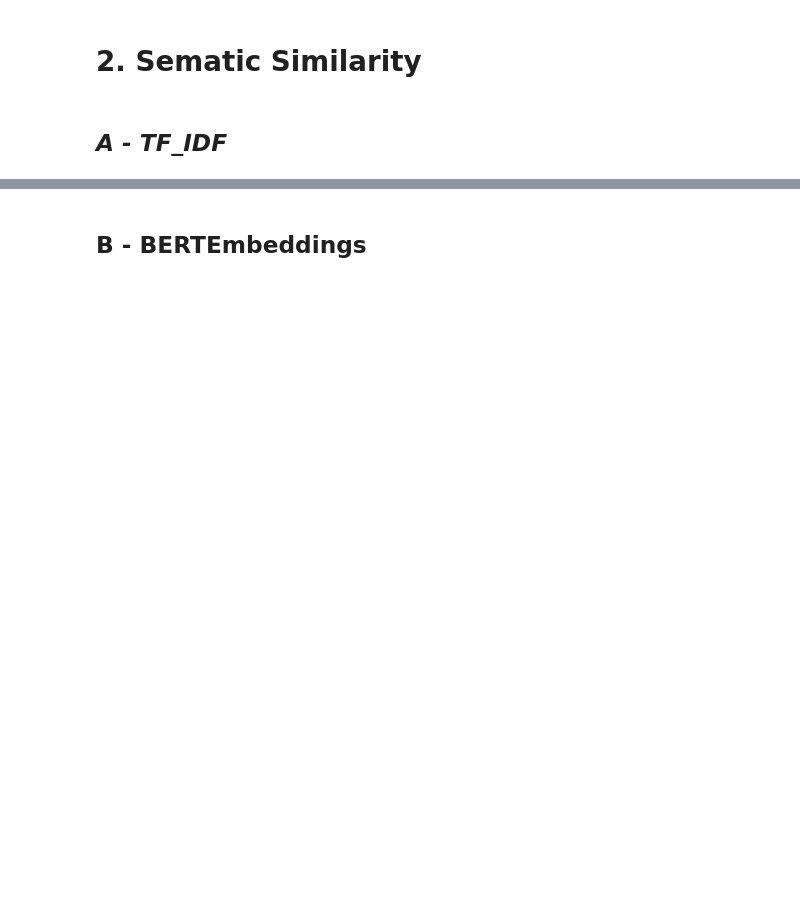
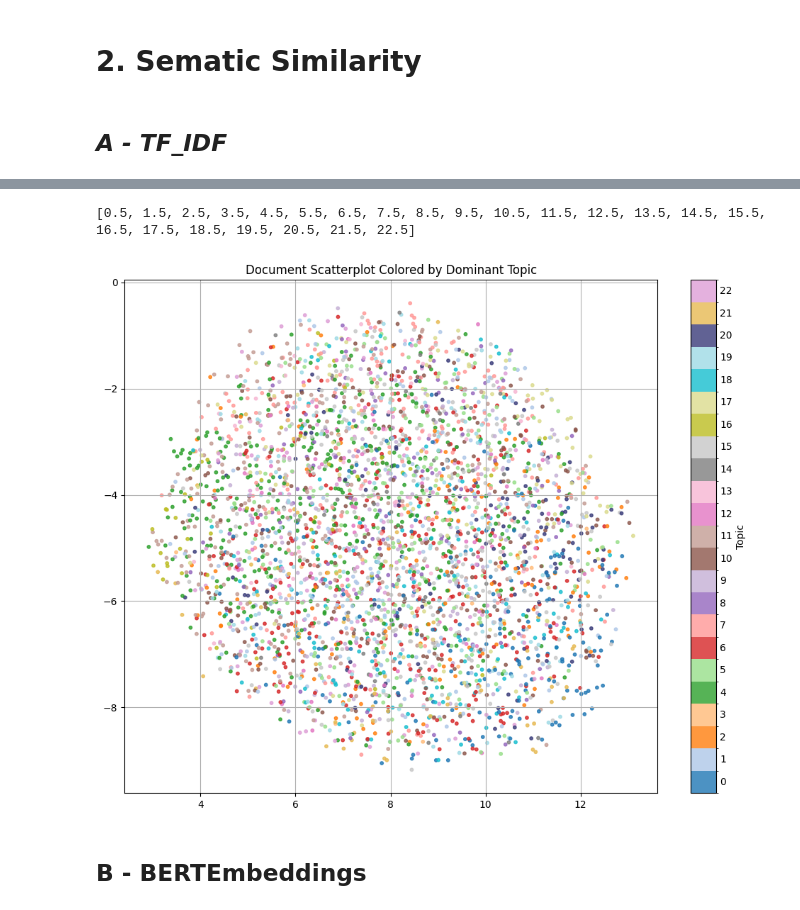
Before and after one commit to EdoConti/nlp_assignment, a Jupyter notebook: assignment_p2.ipynb, the cells around one changed output, grey strips where cells are left out. Cells and saved outputs as stored; diff of their text form; code cells hidden in the pictures; blank space fills up the shorter version.

```diff
--- a/assignment_p2.ipynb
+++ b/assignment_p2.ipynb
@@ -473,3 +365,50 @@ plt.show()
+# %%
+i = 100/23/2
+
+x = [round(((1/23/2)+i*(1/23))*23,2) for i in range(23)]
+print(x)
+# %% [output]
+[0.5, 1.5, 2.5, 3.5, 4.5, 5.5, 6.5, 7.5, 8.5, 9.5, 10.5, 11.5, 12.5, 13.5, 14.5, 15.5, 16.5, 17.5, 18.5, 19.5, 20.5, 21.5, 22.5]
+# %%
+colors = plt.cm.tab20(np.linspace(0, 1, 20)).tolist()
+colors += plt.cm.tab20b(np.linspace(0, 1, 3)).tolist()
+cmap = ListedColormap(colors)
+
+
+n_topics = 23
+boundaries = np.arange(n_topics + 1) - 0.5
+
+# let a BoundaryNorm map topic integers into these bins
+norm = BoundaryNorm(boundaries, ncolors=cmap.N)
+
+plt.figure(figsize=(10, 8))
+scatter = plt.scatter(
+    X_umap[:, 0], X_umap[:, 1],
+    c=topic_labels,
+    cmap=cmap,
+    norm=norm,
+    s=10,
+    alpha=0.8
+)
+
+cbar = plt.colorbar(
+    scatter,
+    boundaries=boundaries,
+    ticks=np.arange(n_topics),
+    spacing="proportional"
+)
+cbar.set_label("Topic")
+
+cbar.ax.tick_params(axis="y", length=0)
+for lbl in cbar.ax.get_yticklabels():
+    lbl.set_va("center")
+
+plt.title("Document Scatterplot Colored by Dominant Topic")
+plt.grid(True)
+plt.tight_layout()
+plt.show()
+# %% [output]
+[figure, added]
 # %% [markdown]
 ## <b> B - BERTEmbeddings
 # %%
```
Also changed, not shown: parts of 35 cells of this notebook, 3 other files.
